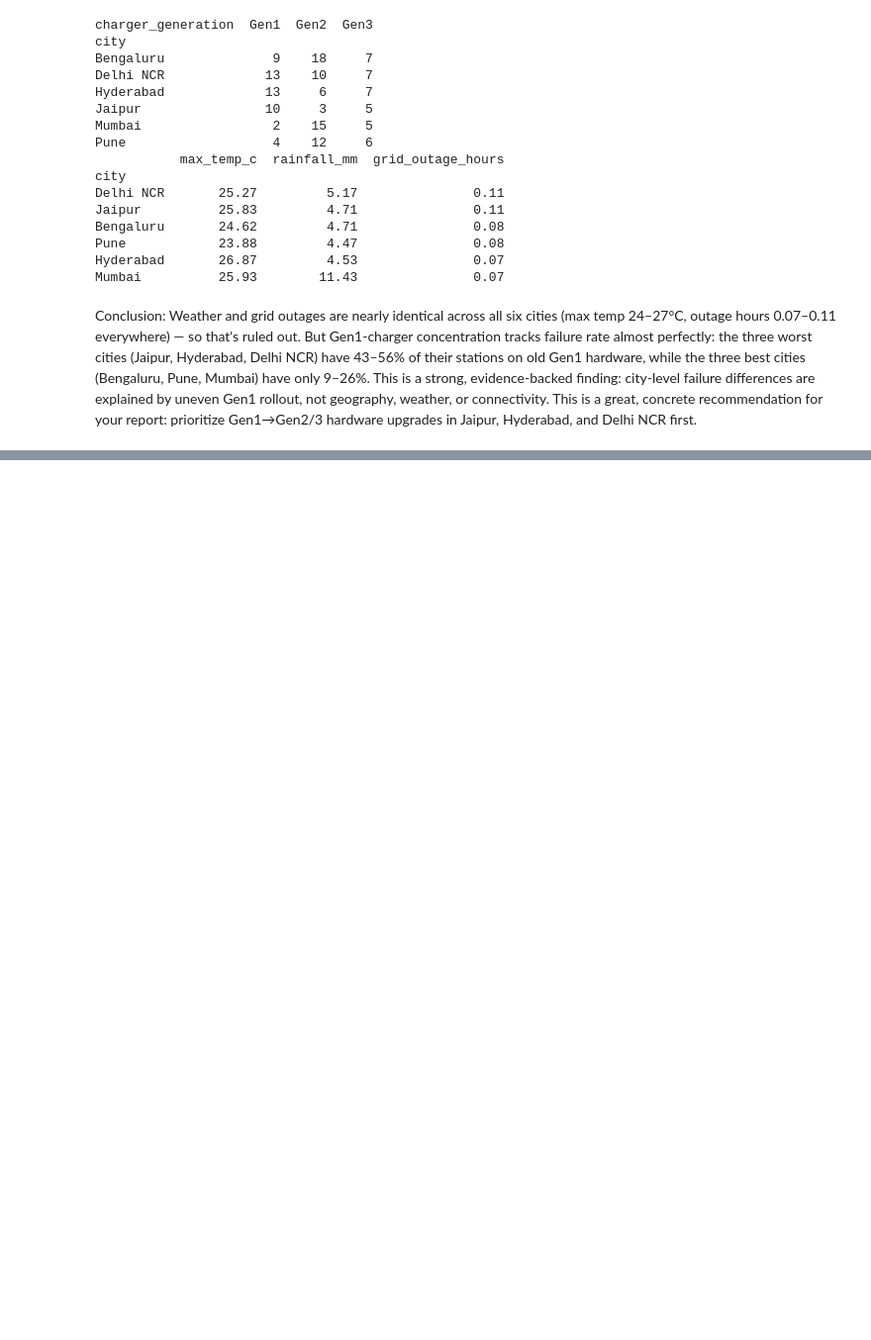
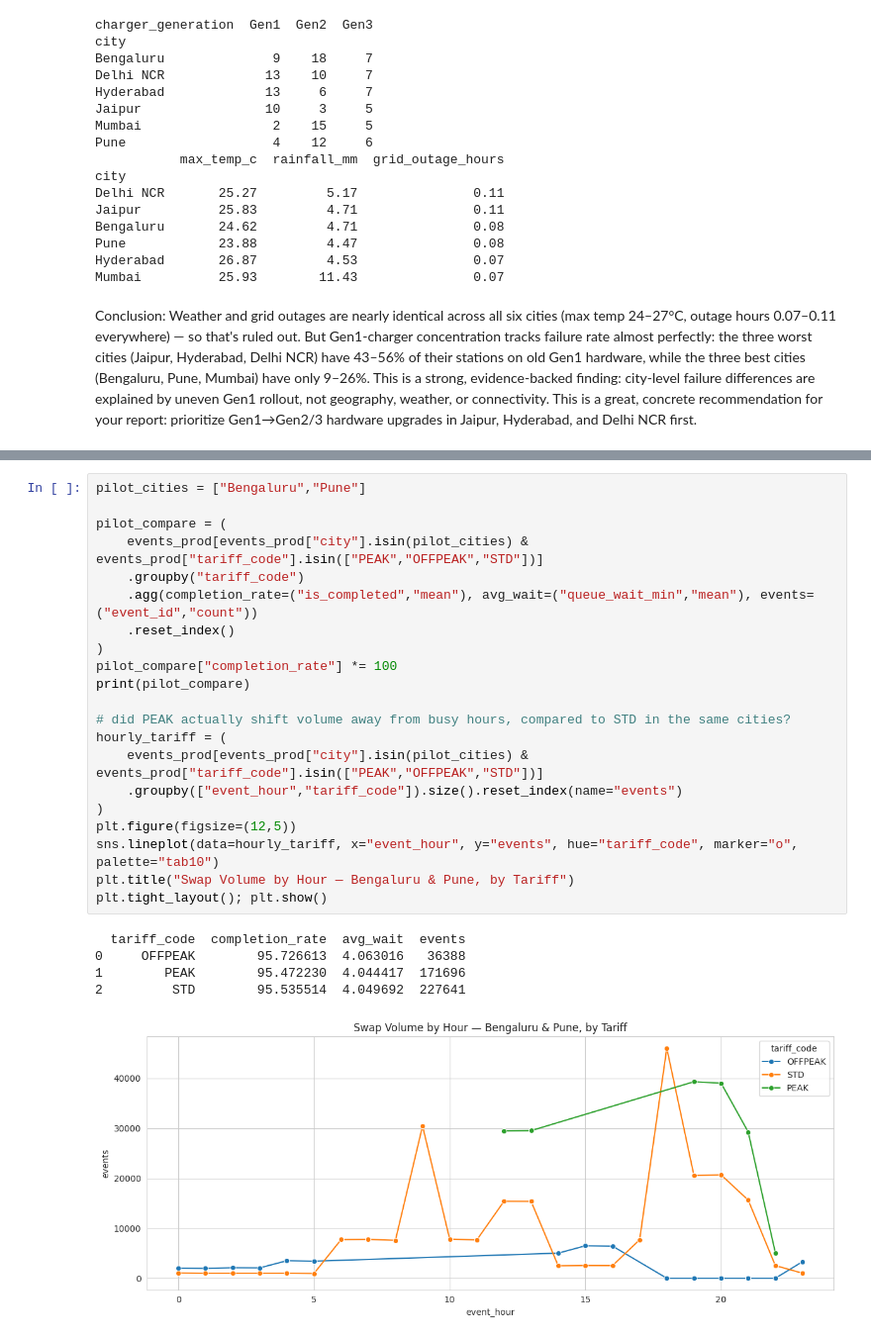
Before and after one commit to Khulbe-Nitin/Volt-Relay, a Jupyter notebook: Collab_notebook/VoltRelay_Merged_Nitin_Abhishek_Final.ipynb, the cells around one changed output, grey strips where cells are left out. Shown at 99% size. Drawn from its saved outputs; the diff is of its cells as text; blank space fills up the shorter version.

```diff
--- a/Collab_notebook/VoltRelay_Merged_Nitin_Abhishek_Final.ipynb
+++ b/Collab_notebook/VoltRelay_Merged_Nitin_Abhishek_Final.ipynb
@@ -3679,0 +3814,27 @@ Conclusion: Weather and grid outages are nearly identical across all six cities
+# %%
+pilot_cities = ["Bengaluru","Pune"]
+
+pilot_compare = (
+    events_prod[events_prod["city"].isin(pilot_cities) & events_prod["tariff_code"].isin(["PEAK","OFFPEAK","STD"])]
+    .groupby("tariff_code")
+    .agg(completion_rate=("is_completed","mean"), avg_wait=("queue_wait_min","mean"), events=("event_id","count"))
+    .reset_index()
+)
+pilot_compare["completion_rate"] *= 100
+print(pilot_compare)
+
+# did PEAK actually shift volume away from busy hours, compared to STD in the same cities?
+hourly_tariff = (
+    events_prod[events_prod["city"].isin(pilot_cities) & events_prod["tariff_code"].isin(["PEAK","OFFPEAK","STD"])]
+    .groupby(["event_hour","tariff_code"]).size().reset_index(name="events")
+)
+plt.figure(figsize=(12,5))
+sns.lineplot(data=hourly_tariff, x="event_hour", y="events", hue="tariff_code", marker="o", palette="tab10")
+plt.title("Swap Volume by Hour — Bengaluru & Pune, by Tariff")
+plt.tight_layout(); plt.show()
+# %% [output]
+  tariff_code  completion_rate  avg_wait  events
+0     OFFPEAK        95.726613  4.063016   36388
+1        PEAK        95.472230  4.044417  171696
+2         STD        95.535514  4.049692  227641
+[figure, added]
```
Also changed, not shown: parts of 21 cells of this notebook.
